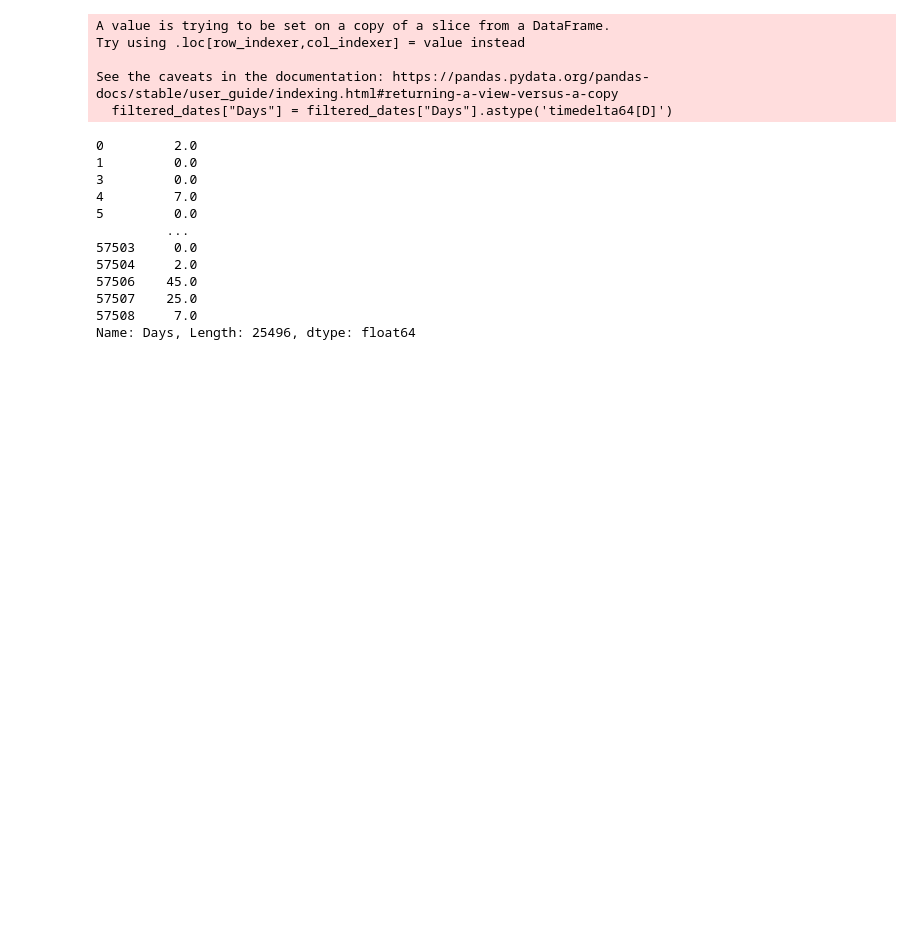
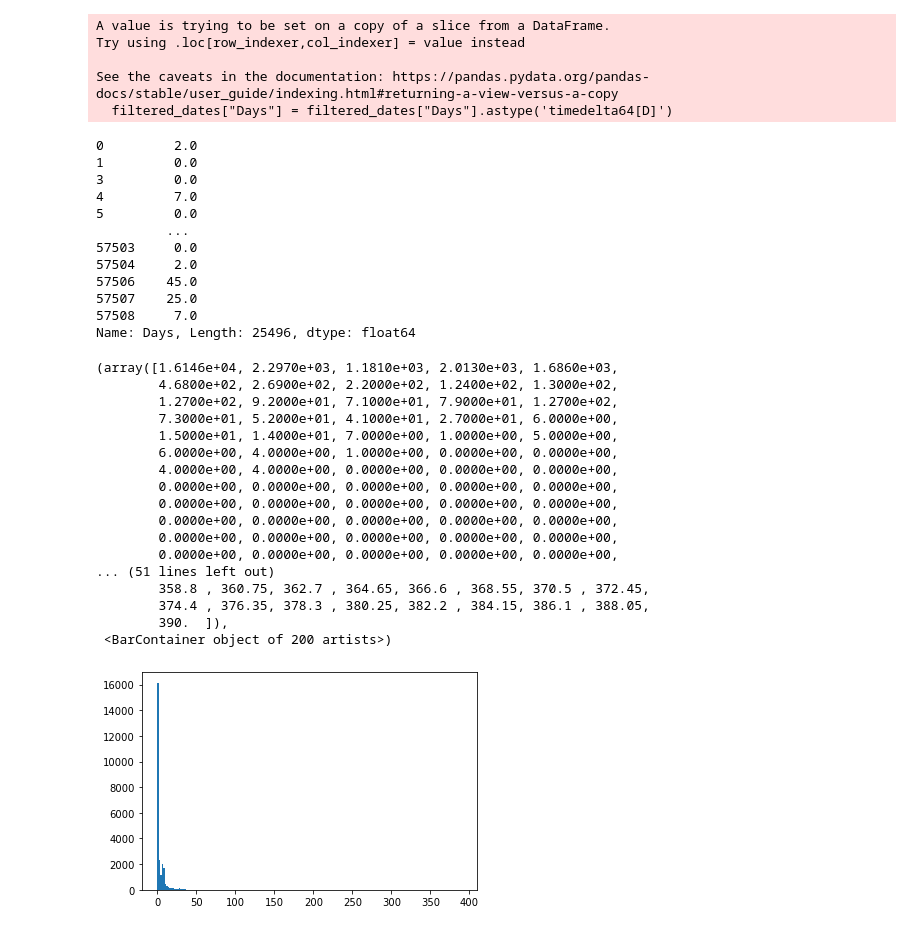
Before and after one commit to anishpai07/COVID-19-Vaccine-Adverse-Effects-VAERS-Analysis, a Jupyter notebook: VAERS Analysis.ipynb, the cells around one changed output. Drawn from its saved outputs; the diff is of its cells as text; code cells hidden in the pictures; blank space fills up the shorter version.

```diff
--- a/VAERS Analysis.ipynb
+++ b/VAERS Analysis.ipynb
@@ -195,3 +263,24 @@ filtered_dates["Days"]
 57507    25.0
 57508     7.0
 Name: Days, Length: 25496, dtype: float64
+# %%
+plt.hist(filtered_dates["Days"], bins= 200)
+# %% [output]
+(array([1.6146e+04, 2.2970e+03, 1.1810e+03, 2.0130e+03, 1.6860e+03,
+        4.6800e+02, 2.6900e+02, 2.2000e+02, 1.2400e+02, 1.3000e+02,
+        1.2700e+02, 9.2000e+01, 7.1000e+01, 7.9000e+01, 1.2700e+02,
+        7.3000e+01, 5.2000e+01, 4.1000e+01, 2.7000e+01, 6.0000e+00,
+        1.5000e+01, 1.4000e+01, 7.0000e+00, 1.0000e+00, 5.0000e+00,
+        6.0000e+00, 4.0000e+00, 1.0000e+00, 0.0000e+00, 0.0000e+00,
+        4.0000e+00, 4.0000e+00, 0.0000e+00, 0.0000e+00, 0.0000e+00,
+        0.0000e+00, 0.0000e+00, 0.0000e+00, 0.0000e+00, 0.0000e+00,
+        0.0000e+00, 0.0000e+00, 0.0000e+00, 0.0000e+00, 0.0000e+00,
+        0.0000e+00, 0.0000e+00, 0.0000e+00, 0.0000e+00, 0.0000e+00,
+        0.0000e+00, 0.0000e+00, 0.0000e+00, 0.0000e+00, 0.0000e+00,
+        0.0000e+00, 0.0000e+00, 0.0000e+00, 0.0000e+00, 0.0000e+00,
+... (51 lines left out)
+        358.8 , 360.75, 362.7 , 364.65, 366.6 , 368.55, 370.5 , 372.45,
+        374.4 , 376.35, 378.3 , 380.25, 382.2 , 384.15, 386.1 , 388.05,
+        390.  ]),
+ <BarContainer object of 200 artists>)
+[figure, added]
```
Also changed, not shown: parts of 13 cells of this notebook, 1 other file.
